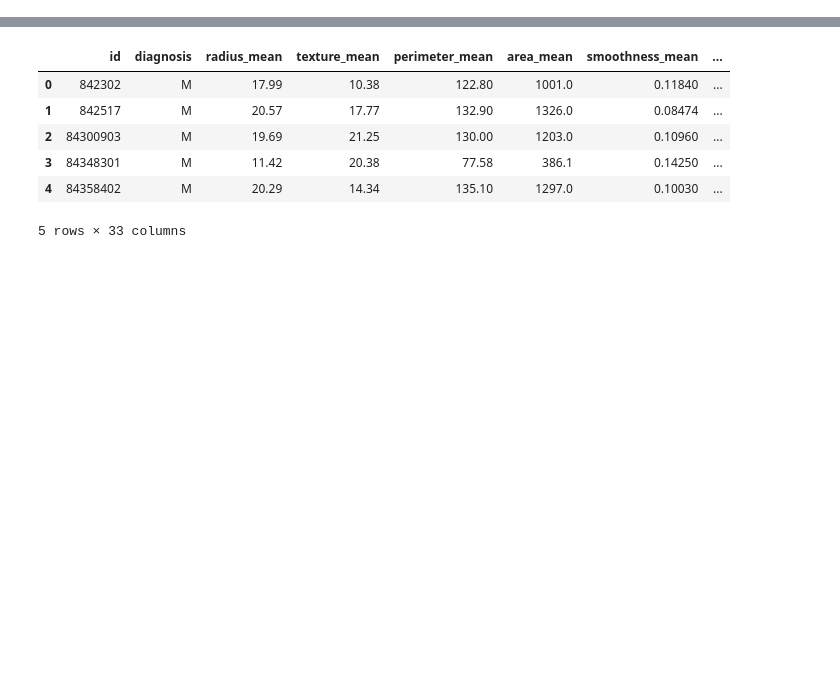
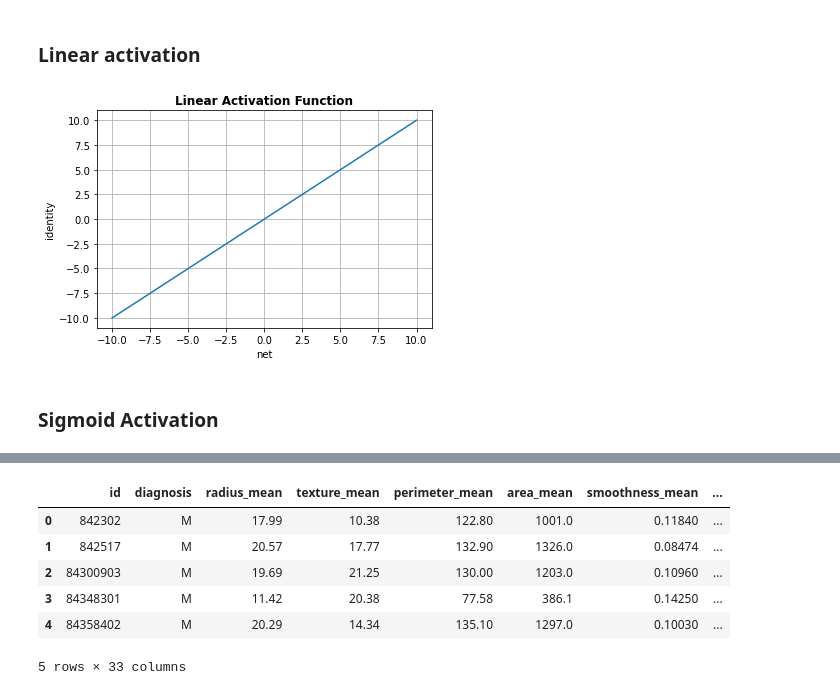
Before and after one commit to lucavella/SFML-project, a Jupyter notebook: anton_project.ipynb, the cells around one changed output, grey strips where cells are left out. Saved outputs shown, nothing was run; the diff lists cells and outputs as text; code cells hidden in the pictures; blank space fills up the shorter version.

```diff
--- a/anton_project.ipynb
+++ b/anton_project.ipynb
@@ -25,0 +61,18 @@ $$
+# %% [markdown]
+### Linear activation
+# %%
+def linear(x):
+    ''' y = f(x) It returns the input as it is'''
+    return x
+# %%
+x = np.linspace(-10, 10)
+plt.plot(x, linear(x))
+plt.xlabel("net")
+plt.ylabel("identity")
+plt.grid()
+plt.title('Linear Activation Function', fontweight="bold")
+plt.show()
+# %% [output]
+[figure, added]
+# %% [markdown]
+### Sigmoid Activation
```
Also changed, not shown: parts of 14 cells of this notebook.
